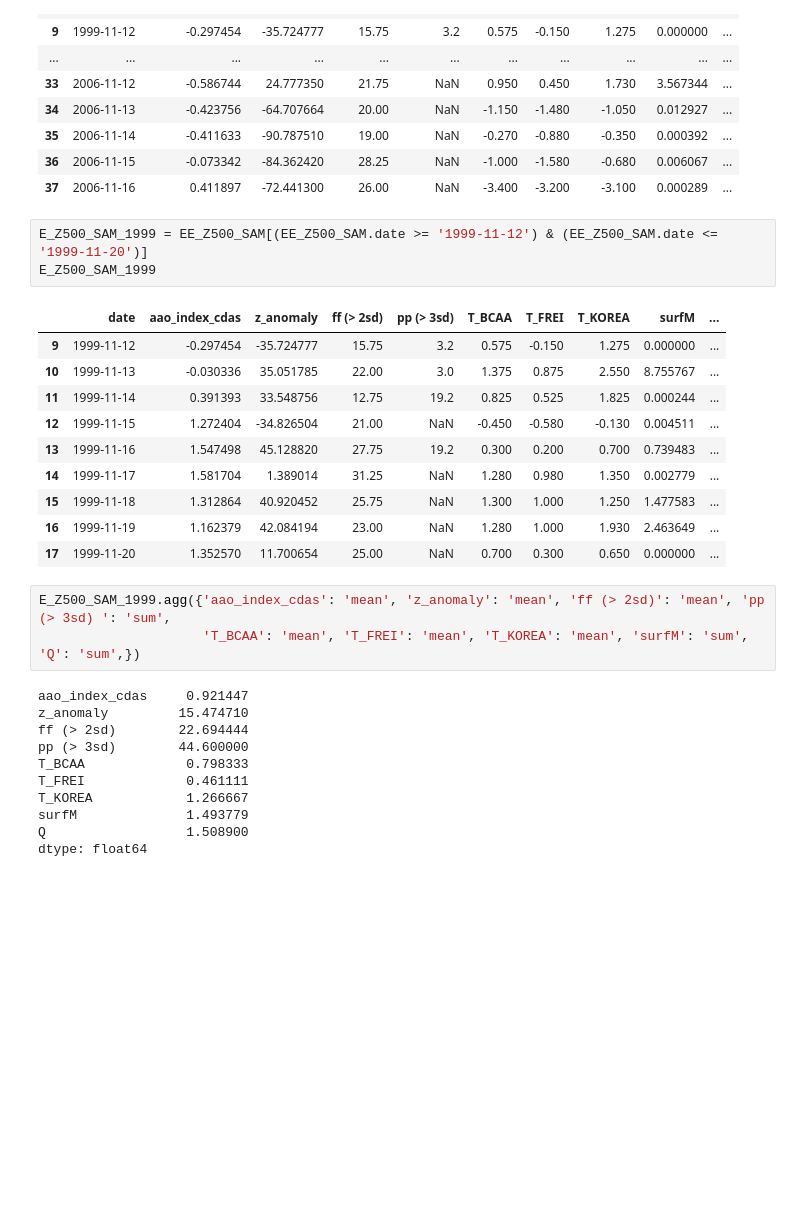
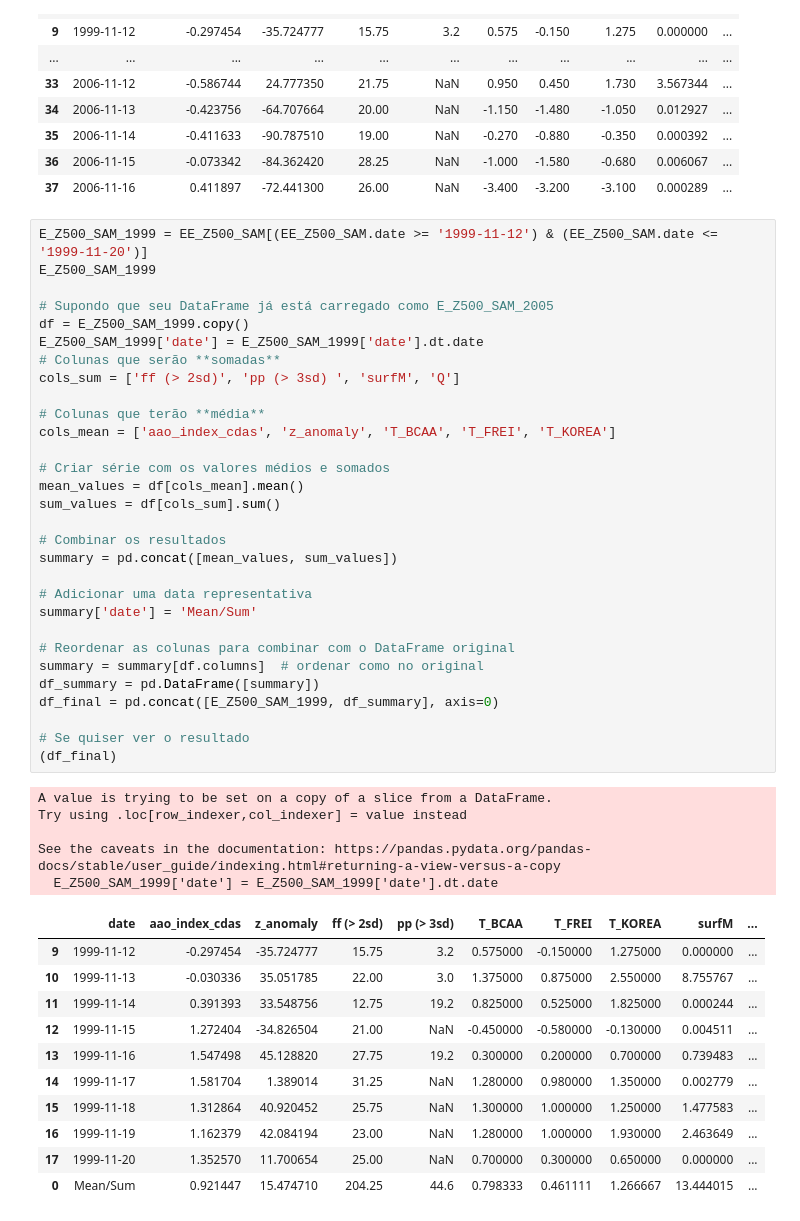
Before and after one commit to cryohydromettools/ARs_SSI_FEL, a Jupyter notebook: 5_EE_SSI_SAM_Z500.ipynb, the cells around one changed output. Cells and saved outputs as stored; diff of their text form; blank space fills up the shorter version.

Commit message:
update table

```diff
--- a/5_EE_SSI_SAM_Z500.ipynb
+++ b/5_EE_SSI_SAM_Z500.ipynb
@@ -139,30 +139,49 @@ EE_Z500_SAM
 # %%
 E_Z500_SAM_1999 = EE_Z500_SAM[(EE_Z500_SAM.date >= '1999-11-12') & (EE_Z500_SAM.date <= '1999-11-20')]
 E_Z500_SAM_1999
+
+# Supondo que seu DataFrame já está carregado como E_Z500_SAM_2005
+df = E_Z500_SAM_1999.copy()
+E_Z500_SAM_1999['date'] = E_Z500_SAM_1999['date'].dt.date
+# Colunas que serão **somadas**
+cols_sum = ['ff (> 2sd)', 'pp (> 3sd) ', 'surfM', 'Q']
+
+# Colunas que terão **média**
+cols_mean = ['aao_index_cdas', 'z_anomaly', 'T_BCAA', 'T_FREI', 'T_KOREA']
+
+# Criar série com os valores médios e somados
+mean_values = df[cols_mean].mean()
+sum_values = df[cols_sum].sum()
+
+# Combinar os resultados
+summary = pd.concat([mean_values, sum_values])
+
+# Adicionar uma data representativa
+summary['date'] = 'Mean/Sum'
+
+# Reordenar as colunas para combinar com o DataFrame original
+summary = summary[df.columns]  # ordenar como no original
+df_summary = pd.DataFrame([summary])
+df_final = pd.concat([E_Z500_SAM_1999, df_summary], axis=0)
+
+# Se quiser ver o resultado
+(df_final)
 # %% [output]
+A value is trying to be set on a copy of a slice from a DataFrame.
+Try using .loc[row_indexer,col_indexer] = value instead
+
+See the caveats in the documentation: https://pandas.pydata.org/pandas-docs/stable/user_guide/indexing.html#returning-a-view-versus-a-copy
+  E_Z500_SAM_1999['date'] = E_Z500_SAM_1999['date'].dt.date
 |  | date | aao_index_cdas | z_anomaly | ff (> 2sd) | pp (> 3sd) | T_BCAA | T_FREI | T_KOREA | surfM | ... |
-| 9 | 1999-11-12 | -0.297454 | -35.724777 | 15.75 | 3.2 | 0.575 | -0.150 | 1.275 | 0.000000 | ... |
-| 10 | 1999-11-13 | -0.030336 | 35.051785 | 22.00 | 3.0 | 1.375 | 0.875 | 2.550 | 8.755767 | ... |
-| 11 | 1999-11-14 | 0.391393 | 33.548756 | 12.75 | 19.2 | 0.825 | 0.525 | 1.825 | 0.000244 | ... |
-| 12 | 1999-11-15 | 1.272404 | -34.826504 | 21.00 | NaN | -0.450 | -0.580 | -0.130 | 0.004511 | ... |
-| 13 | 1999-11-16 | 1.547498 | 45.128820 | 27.75 | 19.2 | 0.300 | 0.200 | 0.700 | 0.739483 | ... |
-| 14 | 1999-11-17 | 1.581704 | 1.389014 | 31.25 | NaN | 1.280 | 0.980 | 1.350 | 0.002779 | ... |
-| 15 | 1999-11-18 | 1.312864 | 40.920452 | 25.75 | NaN | 1.300 | 1.000 | 1.250 | 1.477583 | ... |
-| 16 | 1999-11-19 | 1.162379 | 42.084194 | 23.00 | NaN | 1.280 | 1.000 | 1.930 | 2.463649 | ... |
-| 17 | 1999-11-20 | 1.352570 | 11.700654 | 25.00 | NaN | 0.700 | 0.300 | 0.650 | 0.000000 | ... |
+| 9 | 1999-11-12 | -0.297454 | -35.724777 | 15.75 | 3.2 | 0.575000 | -0.150000 | 1.275000 | 0.000000 | ... |
+| 10 | 1999-11-13 | -0.030336 | 35.051785 | 22.00 | 3.0 | 1.375000 | 0.875000 | 2.550000 | 8.755767 | ... |
+| 11 | 1999-11-14 | 0.391393 | 33.548756 | 12.75 | 19.2 | 0.825000 | 0.525000 | 1.825000 | 0.000244 | ... |
+| 12 | 1999-11-15 | 1.272404 | -34.826504 | 21.00 | NaN | -0.450000 | -0.580000 | -0.130000 | 0.004511 | ... |
+| 13 | 1999-11-16 | 1.547498 | 45.128820 | 27.75 | 19.2 | 0.300000 | 0.200000 | 0.700000 | 0.739483 | ... |
+| 14 | 1999-11-17 | 1.581704 | 1.389014 | 31.25 | NaN | 1.280000 | 0.980000 | 1.350000 | 0.002779 | ... |
+| 15 | 1999-11-18 | 1.312864 | 40.920452 | 25.75 | NaN | 1.300000 | 1.000000 | 1.250000 | 1.477583 | ... |
+| 16 | 1999-11-19 | 1.162379 | 42.084194 | 23.00 | NaN | 1.280000 | 1.000000 | 1.930000 | 2.463649 | ... |
+| 17 | 1999-11-20 | 1.352570 | 11.700654 | 25.00 | NaN | 0.700000 | 0.300000 | 0.650000 | 0.000000 | ... |
+| 0 | Mean/Sum | 0.921447 | 15.474710 | 204.25 | 44.6 | 0.798333 | 0.461111 | 1.266667 | 13.444015 | ... |
-# %%
-E_Z500_SAM_1999.agg({'aao_index_cdas': 'mean', 'z_anomaly': 'mean', 'ff (> 2sd)': 'mean', 'pp (> 3sd) ': 'sum',
-                     'T_BCAA': 'mean', 'T_FREI': 'mean', 'T_KOREA': 'mean', 'surfM': 'sum', 'Q': 'sum',})
-# %% [output]
-aao_index_cdas     0.921447
-z_anomaly         15.474710
-ff (> 2sd)        22.694444
-pp (> 3sd)        44.600000
-T_BCAA             0.798333
-T_FREI             0.461111
-T_KOREA            1.266667
-surfM              1.493779
-Q                  1.508900
-dtype: float64
 # %%
 E_Z500_SAM_2005 = EE_Z500_SAM[(EE_Z500_SAM.date >= '2005-02-09') & (EE_Z500_SAM.date <= '2005-02-20')]
```
Also changed, not shown: parts of 3 cells of this notebook.
